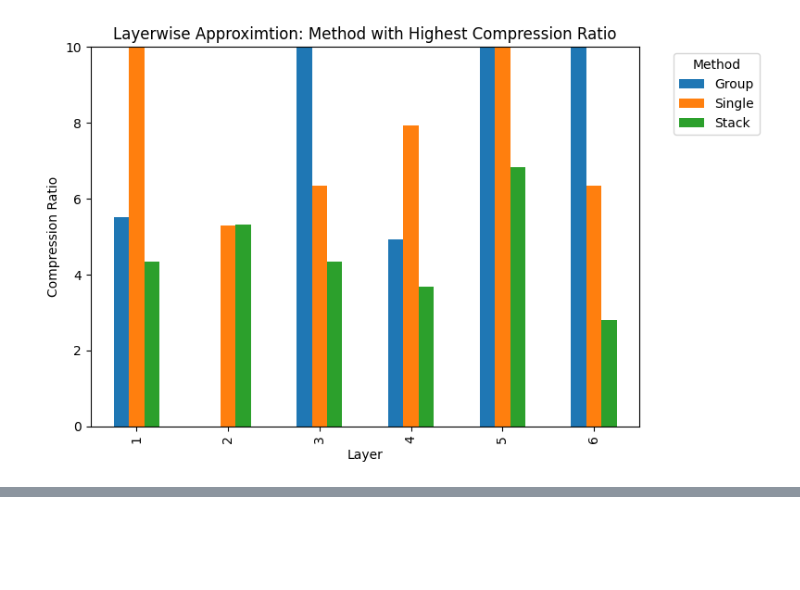
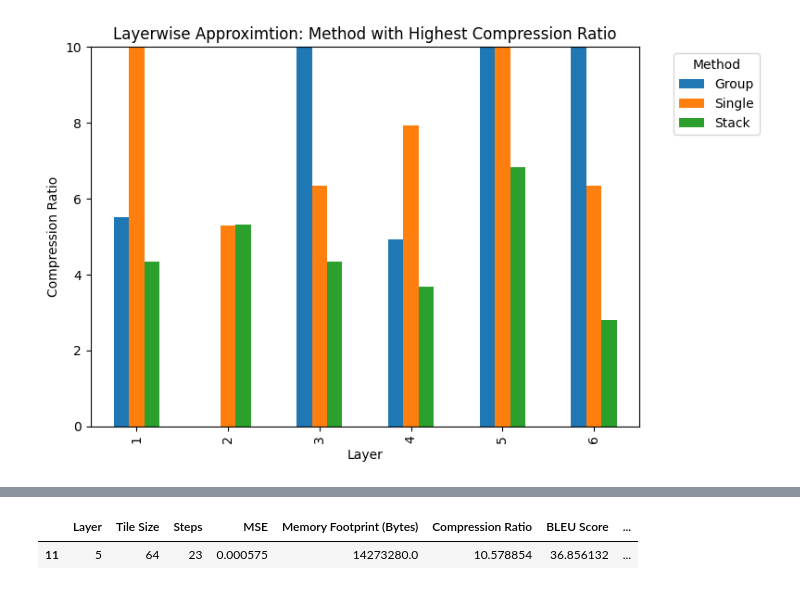
Before and after one commit to justinhuang666666/Approximate-Matrix-Vector-Multiplication, a Jupyter notebook: simulation_result/simulation_layered.ipynb, the cells around one changed output, grey strips where cells are left out. Saved outputs shown, nothing was run; the diff lists cells and outputs as text; code cells hidden in the pictures; blank space fills up the shorter version.

```diff
--- a/simulation_result/simulation_layered.ipynb
+++ b/simulation_result/simulation_layered.ipynb
@@ -228,0 +258,6 @@ plt.show()
+# %%
+# single[(single['Compression Ratio']>1.3*8)&(single['Compression Ratio']<1.4*8)]
+optimal[(optimal['Compression Ratio']>1.3*8)&(optimal['Compression Ratio']<1.4*8)]
+# %% [output]
+|  | Layer | Tile Size | Steps | MSE | Memory Footprint (Bytes) | Compression Ratio | BLEU Score | ... |
+| 11 | 5 | 64 | 23 | 0.000575 | 14273280.0 | 10.578854 | 36.856132 | ... |
```
Also changed, not shown: parts of 1 cell of this notebook, 1 other file.
